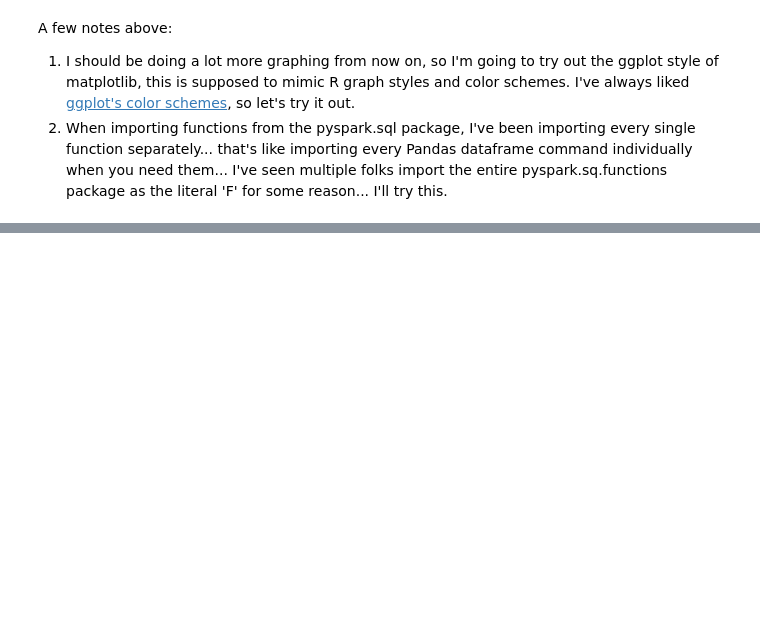
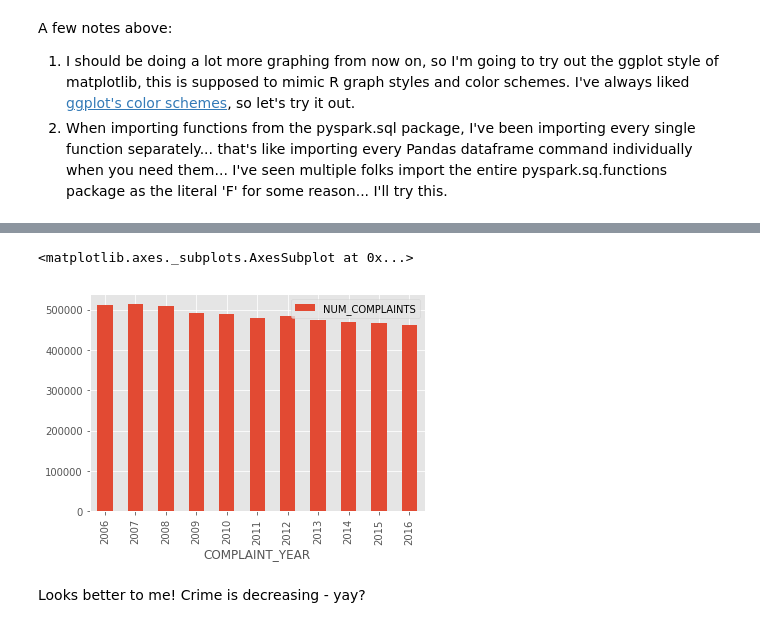
Before and after one commit to strikingmoose/nypd_complaints, a Jupyter notebook: notebook/10 - Data Exploration (Part V - Exploration & Analysis).ipynb, the cells around one changed output, grey strips where cells are left out. Saved outputs shown, nothing was run; the diff lists cells and outputs as text; code cells hidden in the pictures; blank space fills up the shorter version.

```diff
--- a/notebook/10 - Data Exploration (Part V - Exploration & Analysis).ipynb
+++ b/notebook/10 - Data Exploration (Part V - Exploration & Analysis).ipynb
@@ -111,0 +251,7 @@ result.sort_values('YEAR')
+# %%
+complaint_start_result = %read_sql \
+SELECT \
+    COMPLAINT_START_TIMESTAMP_YEAR as COMPLAINT_YEAR, \
+    COUNT(*) as NUM_COMPLAINTS \
+FROM df_filtered \
+GROUP BY COMPLAINT_START_TIMESTAMP_YEAR
@@ -111,0 +260,8 @@ result.sort_values('YEAR')
+# %%
+# Plot number of complaints per year
+complaint_start_result.sort_values('COMPLAINT_YEAR').plot(kind = 'bar', x = 'COMPLAINT_YEAR', y = 'NUM_COMPLAINTS')
+# %% [output]
+<matplotlib.axes._subplots.AxesSubplot at 0x...>
+[figure, added]
+# %% [markdown]
+Looks better to me! Crime is decreasing - yay?
```
Also changed, not shown: parts of 53 cells of this notebook, 2 other files.
